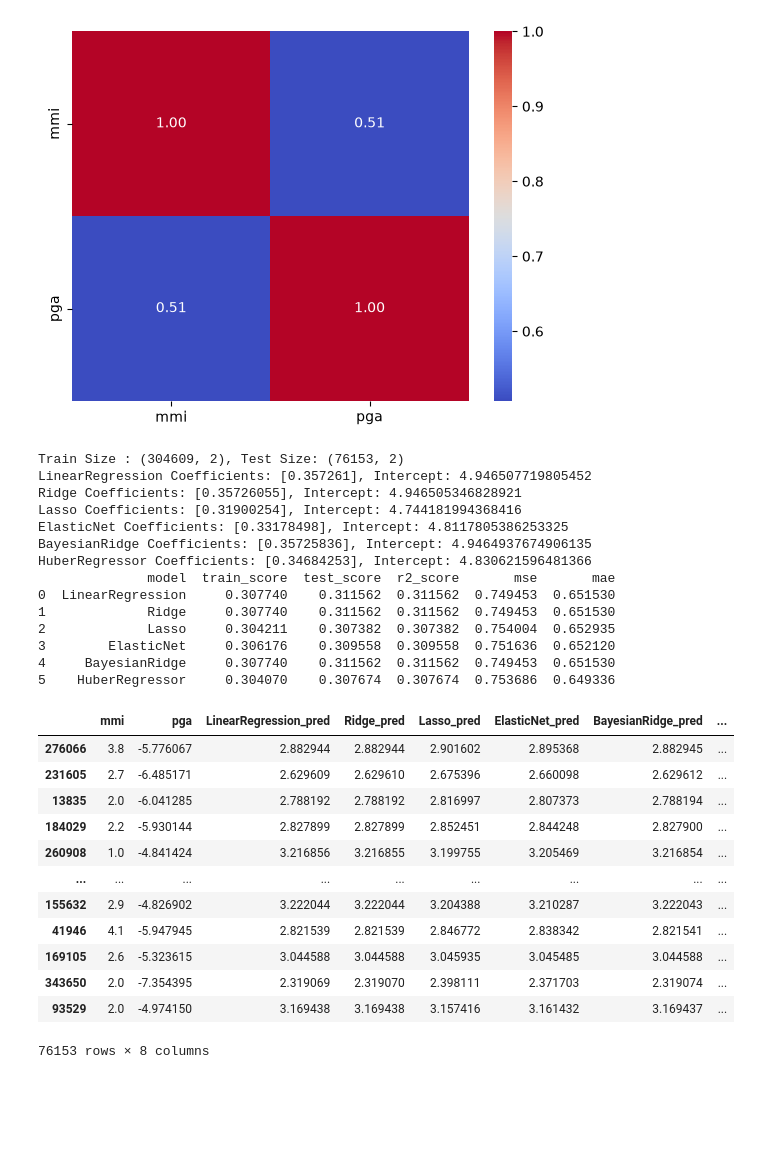
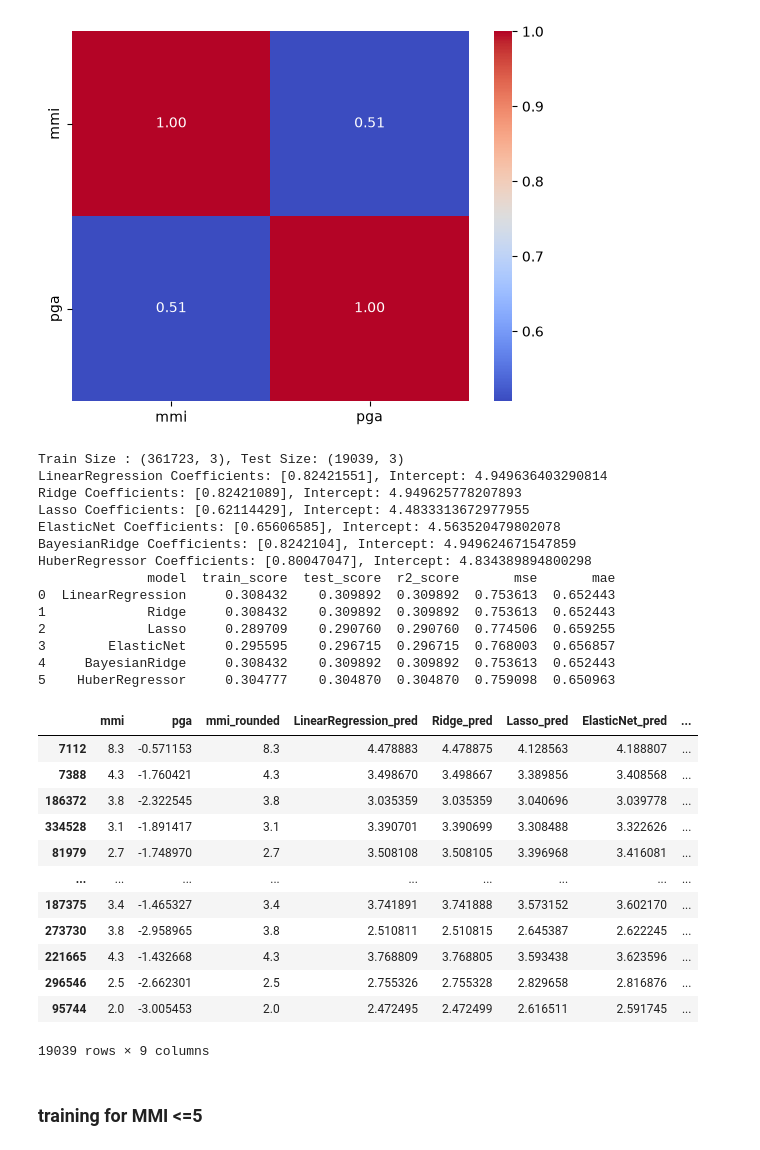
Before and after one commit to keshavprasadneupane/SpatioTemporal-Earthquake-Probabilistic-Prediction-System, a Jupyter notebook: src/spatiotemporal_earthquake_probabilistic_prediction_system/mmi_to_pga.ipynb, the cells around one changed output. Saved outputs shown, nothing was run; the diff lists cells and outputs as text; code cells hidden in the pictures; blank space fills up the shorter version.

```diff
--- a/src/spatiotemporal_earthquake_probabilistic_prediction_system/mmi_to_pga.ipynb
+++ b/src/spatiotemporal_earthquake_probabilistic_prediction_system/mmi_to_pga.ipynb
@@ -208,44 +209,47 @@ class ModelTrainAndEvaluator:
 # %%
 models = create_models()
 X_columns = [PGA]
 Y_column = MMI
 
 df_copy = df.copy()
-df_copy[X_columns] = np.log(df_copy[X_columns] + 1e-10)  # Log-transform PGA to handle skewness
-
+df_copy[X_columns] = np.log10(df_copy[X_columns] + 1e-10)  # Log-transform PGA to handle skewness
 
 mte = ModelTrainAndEvaluator(
 	models=models, df=df_copy,
 	X_col=X_columns, Y_col=Y_column,
-	show_full_df=True, random_state=42, test_size=0.2)
-eval, predictions = mte.run()
-print(eval)
-display(predictions)
+	show_full_df=True, random_state=100, test_size=0.05)
+eval_1, predictions_1 = mte.run()
+print(eval_1)
+display(predictions_1)
+
+del df_copy, mte, models, X_columns, Y_column
 # %% [output]
-Train Size : (304609, 2), Test Size: (76153, 2)
-LinearRegression Coefficients: [0.357261], Intercept: 4.946507719805452
-Ridge Coefficients: [0.35726055], Intercept: 4.946505346828921
-Lasso Coefficients: [0.31900254], Intercept: 4.744181994368416
-ElasticNet Coefficients: [0.33178498], Intercept: 4.8117805386253325
-BayesianRidge Coefficients: [0.35725836], Intercept: 4.9464937674906135
-HuberRegressor Coefficients: [0.34684253], Intercept: 4.830621596481366
+Train Size : (361723, 3), Test Size: (19039, 3)
+LinearRegression Coefficients: [0.82421551], Intercept: 4.949636403290814
+Ridge Coefficients: [0.82421089], Intercept: 4.949625778207893
+Lasso Coefficients: [0.62114429], Intercept: 4.4833313672977955
+ElasticNet Coefficients: [0.65606585], Intercept: 4.563520479802078
+BayesianRidge Coefficients: [0.8242104], Intercept: 4.949624671547859
+HuberRegressor Coefficients: [0.80047047], Intercept: 4.834389894800298
               model  train_score  test_score  r2_score       mse       mae
-0  LinearRegression     0.307740    0.311562  0.311562  0.749453  0.651530
-1             Ridge     0.307740    0.311562  0.311562  0.749453  0.651530
-2             Lasso     0.304211    0.307382  0.307382  0.754004  0.652935
-3        ElasticNet     0.306176    0.309558  0.309558  0.751636  0.652120
-4     BayesianRidge     0.307740    0.311562  0.311562  0.749453  0.651530
-5    HuberRegressor     0.304070    0.307674  0.307674  0.753686  0.649336
+0  LinearRegression     0.308432    0.309892  0.309892  0.753613  0.652443
+1             Ridge     0.308432    0.309892  0.309892  0.753613  0.652443
+2             Lasso     0.289709    0.290760  0.290760  0.774506  0.659255
+3        ElasticNet     0.295595    0.296715  0.296715  0.768003  0.656857
+4     BayesianRidge     0.308432    0.309892  0.309892  0.753613  0.652443
+5    HuberRegressor     0.304777    0.304870  0.304870  0.759098  0.650963
-|  | mmi | pga | LinearRegression_pred | Ridge_pred | Lasso_pred | ElasticNet_pred | BayesianRidge_pred | ... |
-| 276066 | 3.8 | -5.776067 | 2.882944 | 2.882944 | 2.901602 | 2.895368 | 2.882945 | ... |
-| 231605 | 2.7 | -6.485171 | 2.629609 | 2.629610 | 2.675396 | 2.660098 | 2.629612 | ... |
-| 13835 | 2.0 | -6.041285 | 2.788192 | 2.788192 | 2.816997 | 2.807373 | 2.788194 | ... |
-| 184029 | 2.2 | -5.930144 | 2.827899 | 2.827899 | 2.852451 | 2.844248 | 2.827900 | ... |
-| 260908 | 1.0 | -4.841424 | 3.216856 | 3.216855 | 3.199755 | 3.205469 | 3.216854 | ... |
+|  | mmi | pga | mmi_rounded | LinearRegression_pred | Ridge_pred | Lasso_pred | ElasticNet_pred | ... |
+| 7112 | 8.3 | -0.571153 | 8.3 | 4.478883 | 4.478875 | 4.128563 | 4.188807 | ... |
+| 7388 | 4.3 | -1.760421 | 4.3 | 3.498670 | 3.498667 | 3.389856 | 3.408568 | ... |
+| 186372 | 3.8 | -2.322545 | 3.8 | 3.035359 | 3.035359 | 3.040696 | 3.039778 | ... |
+| 334528 | 3.1 | -1.891417 | 3.1 | 3.390701 | 3.390699 | 3.308488 | 3.322626 | ... |
+| 81979 | 2.7 | -1.748970 | 2.7 | 3.508108 | 3.508105 | 3.396968 | 3.416081 | ... |
 | ... | ... | ... | ... | ... | ... | ... | ... | ... |
-| 155632 | 2.9 | -4.826902 | 3.222044 | 3.222044 | 3.204388 | 3.210287 | 3.222043 | ... |
-| 41946 | 4.1 | -5.947945 | 2.821539 | 2.821539 | 2.846772 | 2.838342 | 2.821541 | ... |
-| 169105 | 2.6 | -5.323615 | 3.044588 | 3.044588 | 3.045935 | 3.045485 | 3.044588 | ... |
-| 343650 | 2.0 | -7.354395 | 2.319069 | 2.319070 | 2.398111 | 2.371703 | 2.319074 | ... |
-| 93529 | 2.0 | -4.974150 | 3.169438 | 3.169438 | 3.157416 | 3.161432 | 3.169437 | ... |
+| 187375 | 3.4 | -1.465327 | 3.4 | 3.741891 | 3.741888 | 3.573152 | 3.602170 | ... |
+| 273730 | 3.8 | -2.958965 | 3.8 | 2.510811 | 2.510815 | 2.645387 | 2.622245 | ... |
+| 221665 | 4.3 | -1.432668 | 4.3 | 3.768809 | 3.768805 | 3.593438 | 3.623596 | ... |
+| 296546 | 2.5 | -2.662301 | 2.5 | 2.755326 | 2.755328 | 2.829658 | 2.816876 | ... |
+| 95744 | 2.0 | -3.005453 | 2.0 | 2.472495 | 2.472499 | 2.616511 | 2.591745 | ... |
-76153 rows × 8 columns
+19039 rows × 9 columns
+# %% [markdown]
+### training for MMI <=5
```
Also changed, not shown: parts of 5 cells of this notebook, 4 other files.
